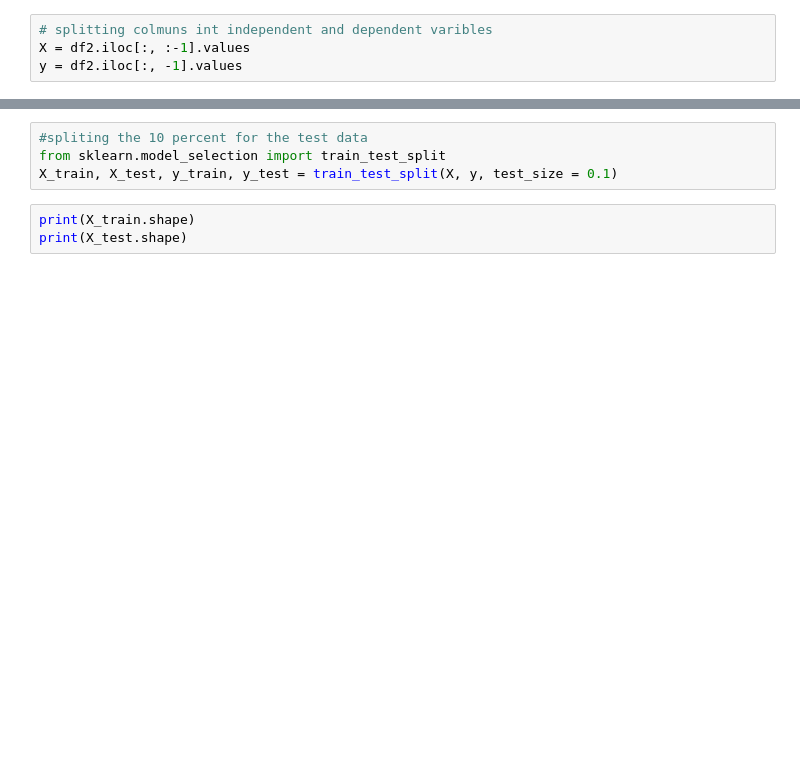
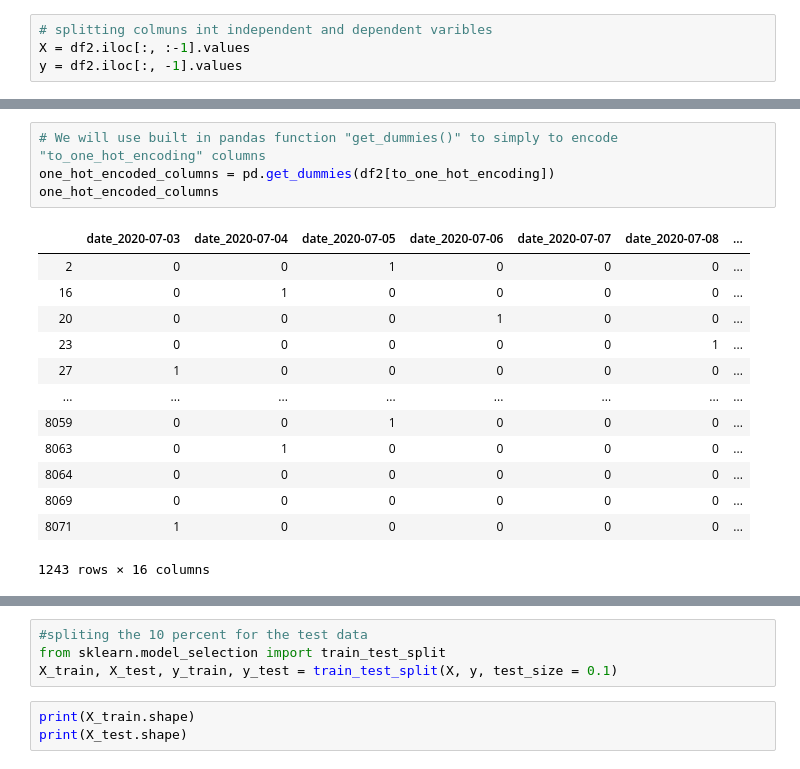
Before and after one commit to sam23121/abtest-mlops, a Jupyter notebook: notebooks/train.ipynb, the cells around one changed output, grey strips where cells are left out. Saved outputs shown, nothing was run; the diff lists cells and outputs as text; blank space fills up the shorter version.

```diff
--- a/notebooks/train.ipynb
+++ b/notebooks/train.ipynb
@@ -157,0 +213,18 @@ X = np.array(ct.fit_transform(X))
+# %%
+# We will use built in pandas function "get_dummies()" to simply to encode "to_one_hot_encoding" columns
+one_hot_encoded_columns = pd.get_dummies(df2[to_one_hot_encoding])
+one_hot_encoded_columns
+# %% [output]
+|  | date_2020-07-03 | date_2020-07-04 | date_2020-07-05 | date_2020-07-06 | date_2020-07-07 | date_2020-07-08 | ... |
+| 2 | 0 | 0 | 1 | 0 | 0 | 0 | ... |
+| 16 | 0 | 1 | 0 | 0 | 0 | 0 | ... |
+| 20 | 0 | 0 | 0 | 1 | 0 | 0 | ... |
+| 23 | 0 | 0 | 0 | 0 | 0 | 1 | ... |
+| 27 | 1 | 0 | 0 | 0 | 0 | 0 | ... |
+| ... | ... | ... | ... | ... | ... | ... | ... |
+| 8059 | 0 | 0 | 1 | 0 | 0 | 0 | ... |
+| 8063 | 0 | 1 | 0 | 0 | 0 | 0 | ... |
+| 8064 | 0 | 0 | 0 | 0 | 0 | 0 | ... |
+| 8069 | 0 | 0 | 0 | 0 | 0 | 0 | ... |
+| 8071 | 1 | 0 | 0 | 0 | 0 | 0 | ... |
+1243 rows × 16 columns
```
Also changed, not shown: parts of 30 cells of this notebook.
